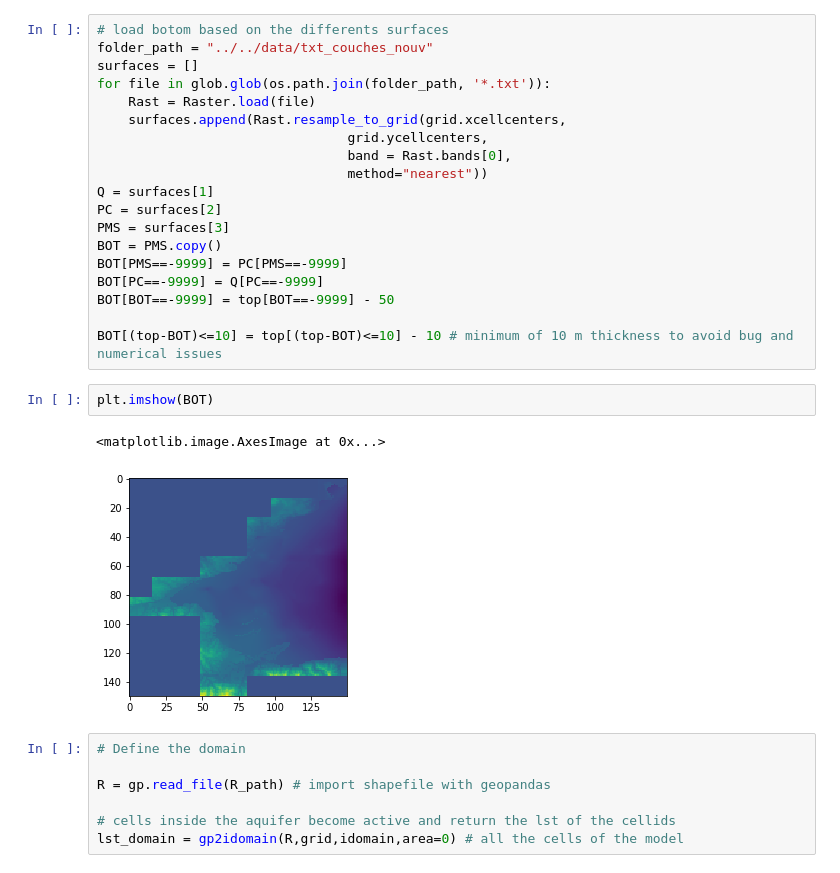
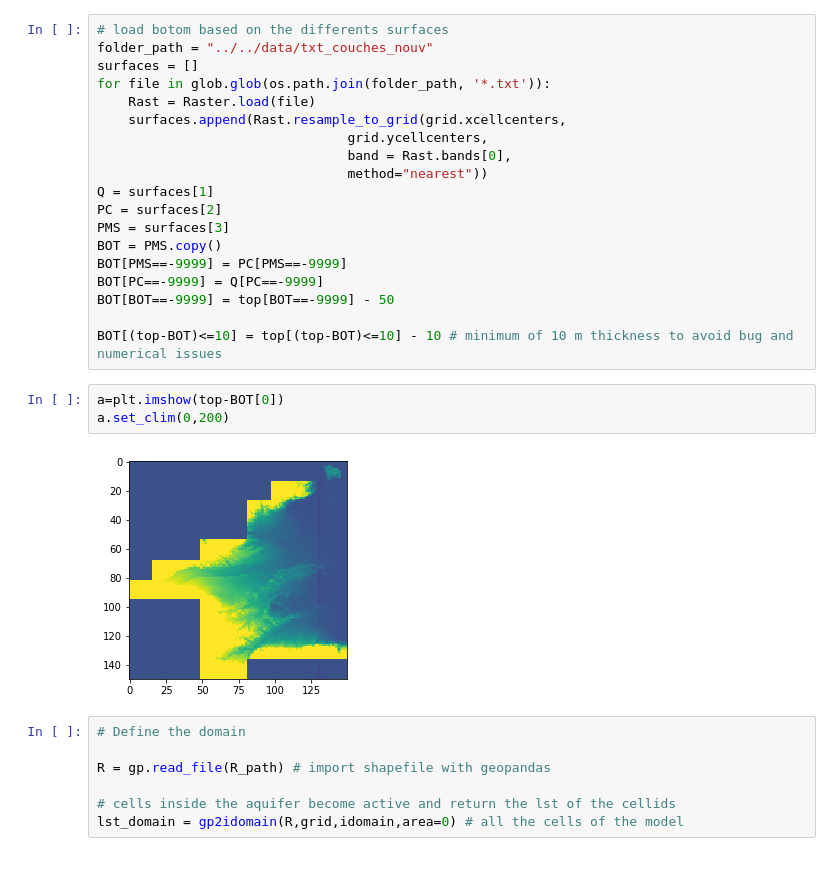
Before and after one commit to LudovicSchorpp/TM_Ludovic_Schorpp, a Jupyter notebook: codes_tests/Modeles2D/test_premier_model/test_premier_model.ipynb, the cells around one changed output. Drawn from its saved outputs; the diff is of its cells as text.

```diff
--- a/codes_tests/Modeles2D/test_premier_model/test_premier_model.ipynb
+++ b/codes_tests/Modeles2D/test_premier_model/test_premier_model.ipynb
@@ -83,11 +83,11 @@ BOT[PC==-9999] = Q[PC==-9999]
 BOT[BOT==-9999] = top[BOT==-9999] - 50
 
 BOT[(top-BOT)<=10] = top[(top-BOT)<=10] - 10 # minimum of 10 m thickness to avoid bug and numerical issues
-# %%
-plt.imshow(BOT)
-# %% [output]
-<matplotlib.image.AxesImage at 0x...>
-[figure, removed]
+# %%
+a=plt.imshow(top-BOT[0])
+a.set_clim(0,200)
+# %% [output]
+[figure, added]
 # %%
 # Define the domain
 
```
Also changed, not shown: parts of 9 cells of this notebook, 15 other files.
